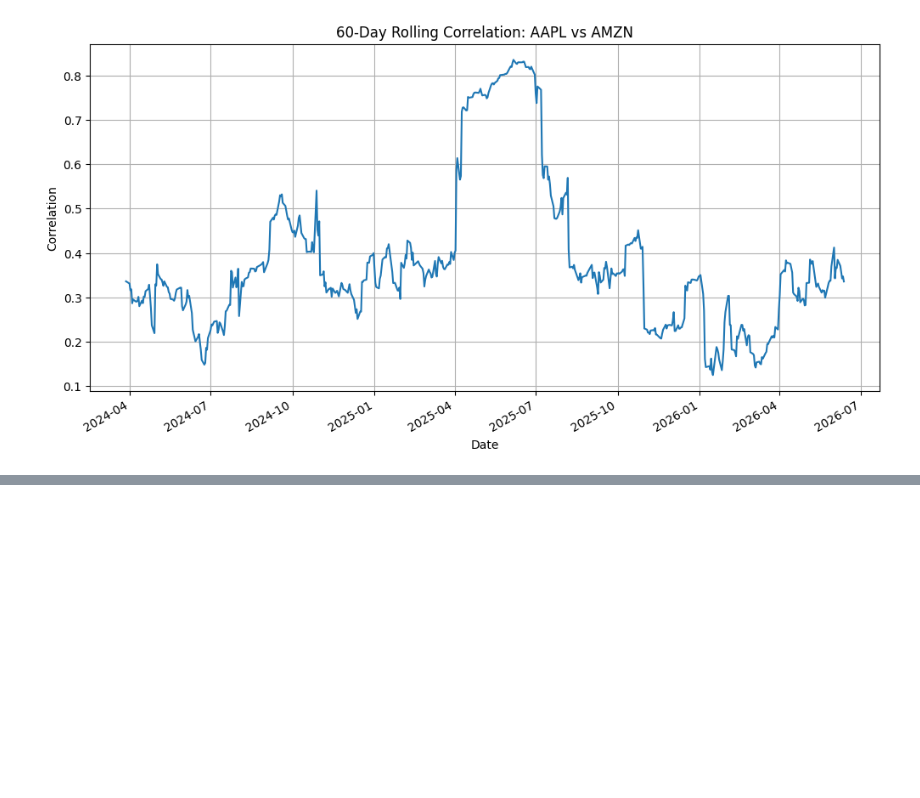
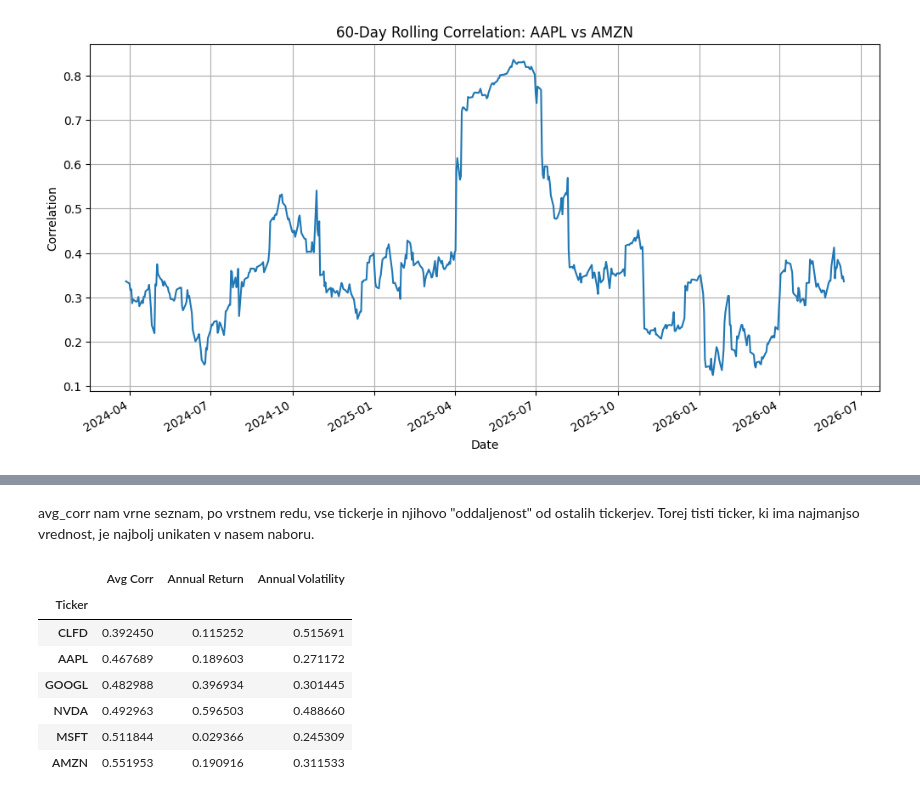
Before and after one commit to tarik-kulauzovic/quant_at_home, a Jupyter notebook: correlation_project/correlation_calculator.ipynb, the cells around one changed output, grey strips where cells are left out. Cells and saved outputs as stored; diff of their text form; code cells hidden in the pictures; blank space fills up the shorter version.

```diff
--- a/correlation_project/correlation_calculator.ipynb
+++ b/correlation_project/correlation_calculator.ipynb
@@ -72,0 +88,19 @@ plt.show()
+# %% [markdown]
+avg_corr nam vrne seznam, po vrstnem redu, vse tickerje in njihovo "oddaljenost" od ostalih tickerjev. Torej tisti ticker, ki ima najmanjso vrednost, je najbolj unikaten v nasem naboru.
+# %%
+summary = pd.DataFrame()
+
+summary["Avg Corr"] = avg_corr
+summary["Annual Return"] = log_returns.mean() * 252
+summary["Annual Volatility"] = log_returns.std() * np.sqrt(252)
+
+summary.sort_values("Avg Corr")
+# %% [output]
+|  | Avg Corr | Annual Return | Annual Volatility |
+| Ticker |  |  |  |
+| CLFD | 0.392450 | 0.115252 | 0.515691 |
+| AAPL | 0.467689 | 0.189603 | 0.271172 |
+| GOOGL | 0.482988 | 0.396934 | 0.301445 |
+| NVDA | 0.492963 | 0.596503 | 0.488660 |
+| MSFT | 0.511844 | 0.029366 | 0.245309 |
+| AMZN | 0.551953 | 0.190916 | 0.311533 |
```
Also changed, not shown: parts of 9 cells of this notebook.
